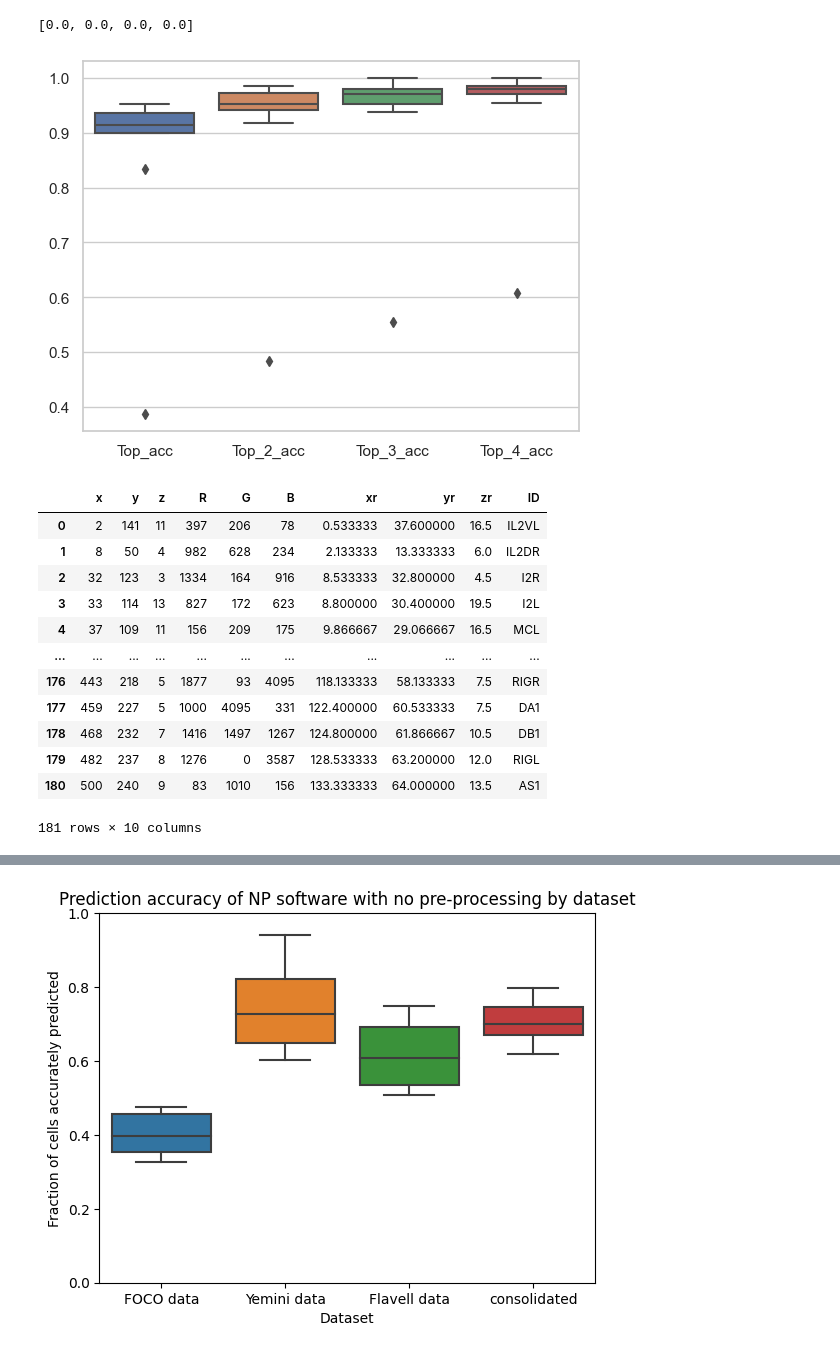
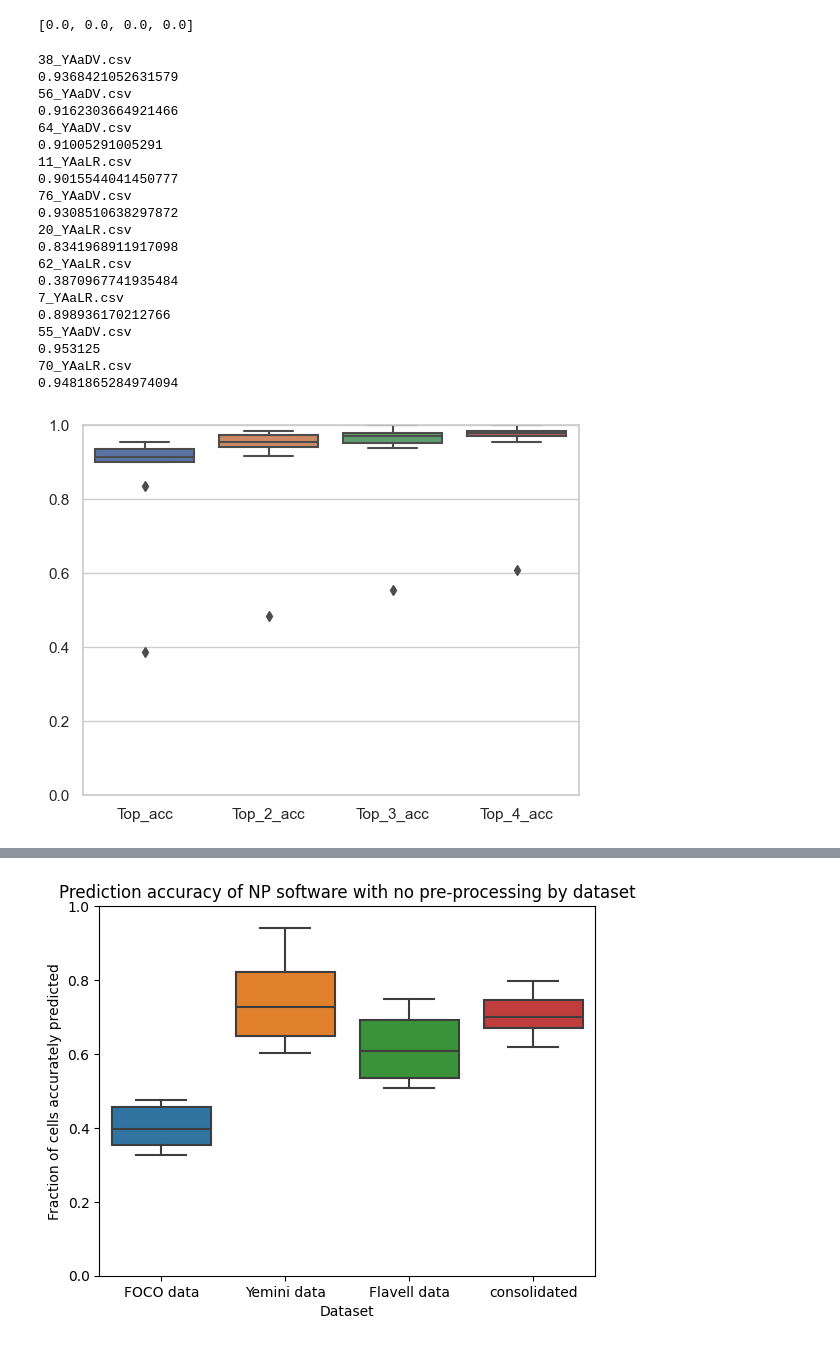
Before and after one commit to focolab/NWBelegans, a Jupyter notebook: Analysis/NWB_figures.ipynb, the cells around one changed output, grey strips where cells are left out. Saved outputs shown, nothing was run; the diff lists cells and outputs as text; code cells hidden in the pictures.

```diff
--- a/Analysis/NWB_figures.ipynb
+++ b/Analysis/NWB_figures.ipynb
@@ -196,0 +352,6 @@ plot_num_heatmap(num_heatmap, df)
+# %%
+df = pd.DataFrame()
+
+for key, value in sorted(ganglia.items()):
+    print(key)
+    print(len(value))
@@ -344,7 +573,7 @@ print(scale)
 # %%
 def get_accuracy(df, results, LR= False, atlas=None):
     if not LR:
-        IDd = df.loc[pd.notna(df['ID']),:]
+        IDd = df.loc[df['ID']!='',:]
         corr1 = df.loc[df['ID']==results['autoID_1']]
         corr2 = df.loc[df['ID']==results['autoID_2']]
         corr3 = df.loc[df['ID']==results['autoID_3']]
@@ -382,7 +611,7 @@ def get_accuracy(df, results, LR= False, atlas=None):
         merged_df.rename(columns={'neuron_class': 'auto_class_4'}, inplace=True)
         merged_df.drop('ID', axis=1, inplace=True)
 
-        IDd = df.loc[pd.notna(df['ID']),:]
+        IDd = df.loc[df['ID']!='',:]
         corr1 = df.loc[df['neuron_class']==merged_df['auto_class_1']]
         corr2 = df.loc[df['neuron_class']==merged_df['auto_class_2']]
         corr3 = df.loc[df['neuron_class']==merged_df['auto_class_3']]
@@ -444,47 +673,56 @@ def plot_accuracy_paper(folder,atlas):
 
     for file in os.listdir(folder):
 
         if file[-4:]=='.csv' and file[-7]=='a':
             gt = pd.read_csv(folder+'/'+file, skiprows=7)
             gt = gt.rename(columns={'User ID':'ID'})
             autID = pd.read_csv('/Users/danielysprague/foco_lab/data/Yemini_paper_results/'+file)
 
             IDd, per_ID, accs = get_accuracy(gt, autID, LR=True, atlas=atlas)
 
+            print(file)
+            print(accs[0])
+
             if all_accs is None:
                 all_accs = np.asarray(accs)
 
             else:
                 all_accs = np.vstack((all_accs, accs))
 
         else:
             continue
 
     df = pd.DataFrame(all_accs, columns=['Top_acc', 'Top_2_acc', 'Top_3_acc', 'Top_4_acc'])
 
     sns.boxplot(data=df, orient='v')
 
+    plt.ylim((0,1))
+
     plt.show()
 
     return df
 
 
 df = plot_accuracy_paper('/Users/danielysprague/foco_lab/data/NP_paper/all', atlas)
 # %% [output]
+38_YAaDV.csv
+0.9368421052631579
+56_YAaDV.csv
+0.9162303664921466
+64_YAaDV.csv
+0.91005291005291
+11_YAaLR.csv
+0.9015544041450777
+76_YAaDV.csv
+0.9308510638297872
+20_YAaLR.csv
+0.8341968911917098
+62_YAaLR.csv
+0.3870967741935484
+7_YAaLR.csv
+0.898936170212766
+55_YAaDV.csv
+0.953125
+70_YAaLR.csv
+0.9481865284974094
-[figure, old version]
+[figure, new version]
-# %%
-Yem_dataset['20190924_01']
-# %% [output]
-|  | x | y | z | R | G | B | xr | yr | zr | ID |
-| 0 | 2 | 141 | 11 | 397 | 206 | 78 | 0.533333 | 37.600000 | 16.5 | IL2VL |
-| 1 | 8 | 50 | 4 | 982 | 628 | 234 | 2.133333 | 13.333333 | 6.0 | IL2DR |
-| 2 | 32 | 123 | 3 | 1334 | 164 | 916 | 8.533333 | 32.800000 | 4.5 | I2R |
-| 3 | 33 | 114 | 13 | 827 | 172 | 623 | 8.800000 | 30.400000 | 19.5 | I2L |
-| 4 | 37 | 109 | 11 | 156 | 209 | 175 | 9.866667 | 29.066667 | 16.5 | MCL |
-| ... | ... | ... | ... | ... | ... | ... | ... | ... | ... | ... |
-| 176 | 443 | 218 | 5 | 1877 | 93 | 4095 | 118.133333 | 58.133333 | 7.5 | RIGR |
-| 177 | 459 | 227 | 5 | 1000 | 4095 | 331 | 122.400000 | 60.533333 | 7.5 | DA1 |
-| 178 | 468 | 232 | 7 | 1416 | 1497 | 1267 | 124.800000 | 61.866667 | 10.5 | DB1 |
-| 179 | 482 | 237 | 8 | 1276 | 0 | 3587 | 128.533333 | 63.200000 | 12.0 | RIGL |
-| 180 | 500 | 240 | 9 | 83 | 1010 | 156 | 133.333333 | 64.000000 | 13.5 | AS1 |
-181 rows × 10 columns
```
Also changed, not shown: parts of 21 cells of this notebook, 2 other files.
